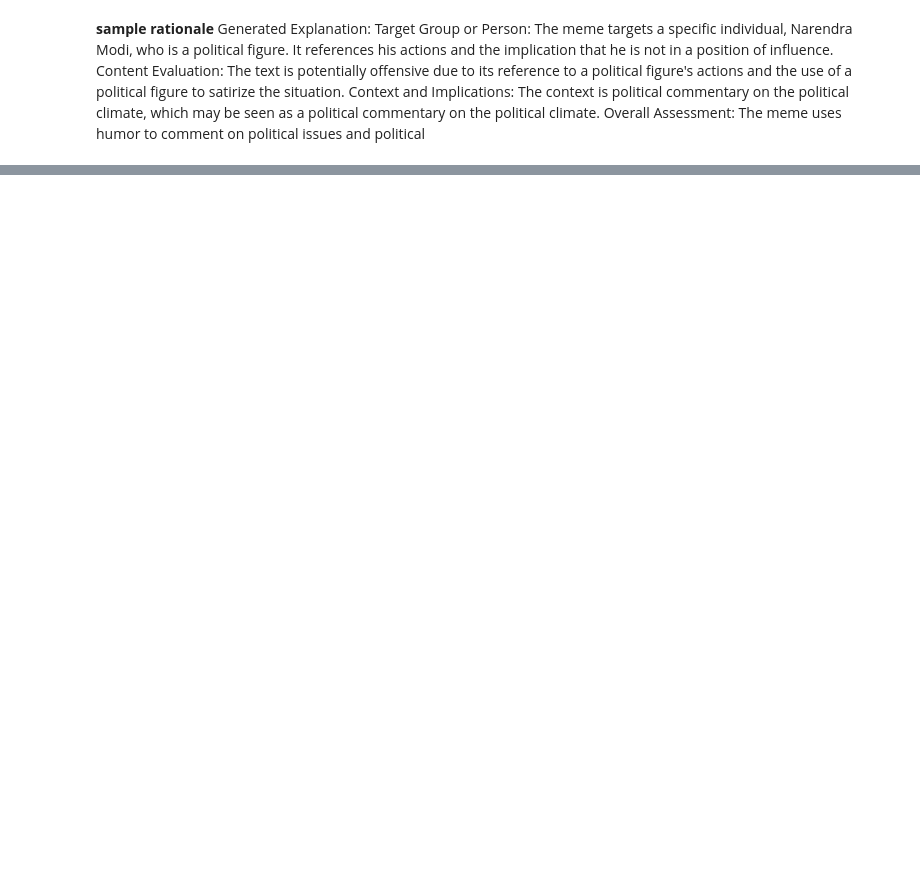
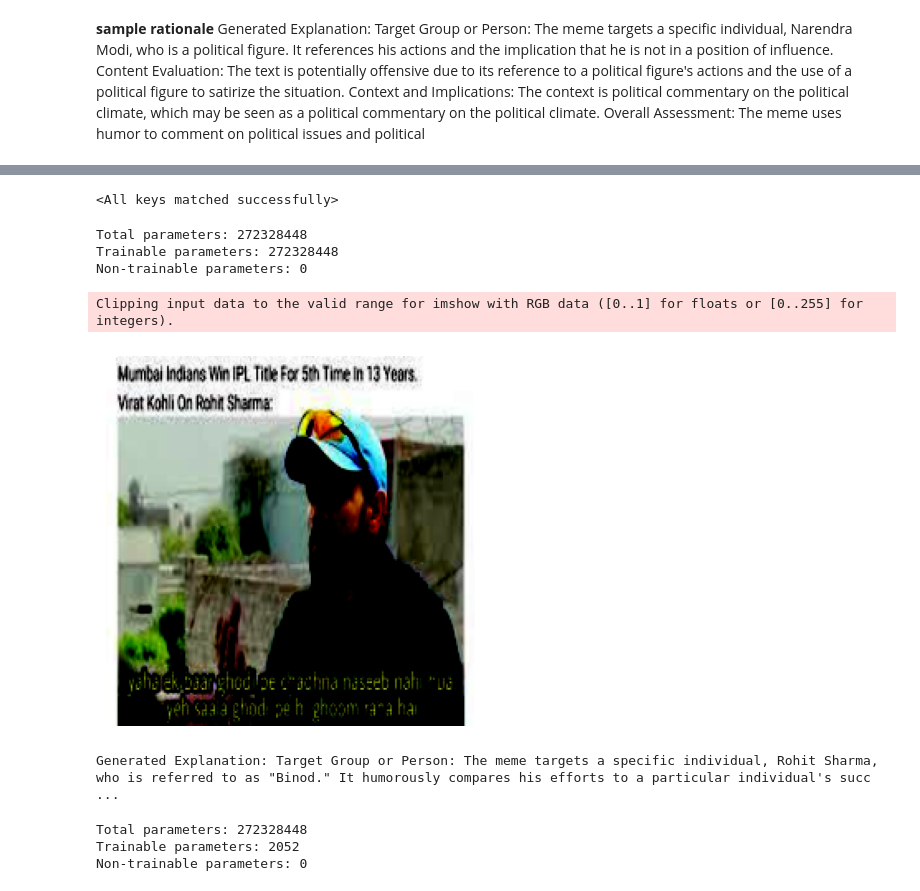
Before and after one commit to adi142003/Enhancing_social_media_security_using_Hate_meme_classification, a Jupyter notebook: test1.ipynb, the cells around one changed output, grey strips where cells are left out. Drawn from its saved outputs; the diff is of its cells as text; code cells hidden in the pictures; blank space fills up the shorter version.

Commit message:
Add files via upload
cod extended with classifier

```diff
--- a/test1.ipynb
+++ b/test1.ipynb
@@ -76,6 +97,8 @@ class MemeDataset(Dataset):
 # feature_extractor = ViTFeatureExtractor.from_pretrained('google/vit-base-patch16-224')
 # dataset = MemeDataset('path_to_csv.csv', 'path_to_csv2.csv', 'path_to_images/', tokenizer, feature_extractor)
 # dataloader = DataLoader(dataset, batch_size=8, shuffle=True)
+# %%
+device = torch.device('cuda' if torch.cuda.is_available() else 'cpu')
 # %%
 class MultimodalExplanationModel(nn.Module):
     def __init__(self, text_model_name='roberta-base', vision_model_name='google/vit-base-patch16-224', t5_model_name='t5-small'):
@@ -153,7 +163,7 @@ from transformers import T5Tokenizer
 tokenizer = T5Tokenizer.from_pretrained('t5-small')
 
 feature_extractor = ViTFeatureExtractor.from_pretrained('google/vit-base-patch16-224')
-model = MultimodalExplanationModel()
+model = MultimodalExplanationModel().to(device)
 optimizer = AdamW(model.parameters(), lr=5e-5)
 
 # Data
@@ -182,17 +191,17 @@ Generated Explanation: Target Group or Person: The meme targets a specific indiv
 # %%
 # Training loop
 model.train()
-for epoch in range(10):  # Set the number of epochs
+for epoch in range(50):  # Set the number of epochs
     epoch_loss = 0
     for batch in tqdm(dataloader):
         optimizer.zero_grad()
 
         # Get data
-        ocr_text_input_ids = batch['ocr_text_input_ids']
-        ocr_text_attention_mask = batch['ocr_text_attention_mask']
-        image = batch['image']
-        target_ids = batch['target_ids']
-        target_attention_mask = batch['target_attention_mask']
+        ocr_text_input_ids = batch['ocr_text_input_ids'].to(device)
+        ocr_text_attention_mask = batch['ocr_text_attention_mask'].to(device)
+        image = batch['image'].to(device)
+        target_ids = batch['target_ids'].to(device)
+        target_attention_mask = batch['target_attention_mask'].to(device)
 
         # Forward pass
         loss, logits = model(
@@ -209,4 +218,4 @@ for epoch in range(10):  # Set the number of epochs
 
         epoch_loss += loss.item()
 
-    print(f"Epoch {epoch+1}/{10} - Loss: {epoch_loss/len(dataloader)}")
+    print(f"Epoch {epoch+1}/{50} - Loss: {epoch_loss/len(dataloader)}")
@@ -223,0 +227,21 @@ Epoch 10/10 - Loss: 2.26340590436118
+# %%
+model.load_state_dict(torch.load('multimodal_explanation_model_50.pth',map_location=torch.device('cpu')))
+# %% [output]
+<All keys matched successfully>
+# %%
+def count_parameters(model):
+    total_params = sum(p.numel() for p in model.parameters())
+    trainable_params = sum(p.numel() for p in model.parameters() if p.requires_grad)
+    non_trainable_params = total_params - trainable_params
+    return total_params, trainable_params, non_trainable_params
+
+# Get parameter counts
+total_params, trainable_params, non_trainable_params = count_parameters(model)
+
+print(f"Total parameters: {total_params}")
+print(f"Trainable parameters: {trainable_params}")
+print(f"Non-trainable parameters: {non_trainable_params}")
+# %% [output]
+Total parameters: 272328448
+Trainable parameters: 272328448
+Non-trainable parameters: 0
@@ -224,30 +251,48 @@ Epoch 10/10 - Loss: 2.26340590436118
 # %%
-from transformers.modeling_outputs import BaseModelOutput
 
 model.eval()
 with torch.no_grad():
     for batch in dataloader:
-        ocr_text_input_ids = batch['ocr_text_input_ids']
-        ocr_text_attention_mask = batch['ocr_text_attention_mask']
-        image = batch['image']
+        ocr_text_input_ids = batch['ocr_text_input_ids'].to(device)
+        ocr_text_attention_mask = batch['ocr_text_attention_mask'].to(device)
+        image = batch['image'].to(device)
+
+        # Convert the tensor to a numpy array for visualization
+        # Assuming the image tensor is in the format (N, C, H, W) and is normalized
+        image_numpy = image[0].cpu().numpy().transpose(1, 2, 0)  # Change to (H, W, C)
+
+        # If the image is normalized, you might want to denormalize it
+        # This assumes your images were normalized to [0, 1] or mean/std of (0.5, 0.5, 0.5)
+        # Uncomment and modify as necessary:
+        # image_numpy = (image_numpy * 255).astype(np.uint8)
+
+        # Display the image
+        plt.imshow(image_numpy)
+        plt.axis('off')  # Hide axes
+        plt.show()
 
         # Get text and vision features
         text_features = model.text_encoder(ocr_text_input_ids, attention_mask=ocr_text_attention_mask).last_hidden_state[:, 0, :]
         vision_features = model.vision_encoder(pixel_values=image).last_hidden_state[:, 0, :]
 
         # Concatenate and pass through the linear layer
         combined_features = model.fc(torch.cat((text_features, vision_features), dim=1))
 
         # Repeat features to simulate sequence and wrap in BaseModelOutput
         repeated_features = combined_features.unsqueeze(1).repeat(1, 1, 1)
         encoder_outputs = BaseModelOutput(last_hidden_state=repeated_features)
 
         # Generate explanation using T5 generate method
         generated_ids = model.decoder.generate(
             input_ids=None,
             encoder_outputs=encoder_outputs,
             max_length=150
         )
 
         generated_explanation = tokenizer.decode(generated_ids[0], skip_special_tokens=True)
         print("Generated Explanation:", generated_explanation)
+        break
+# %% [output]
+Clipping input data to the valid range for imshow with RGB data ([0..1] for floats or [0..255] for integers).
+[figure, added]
+Generated Explanation: Target Group or Person: The meme targets a specific individual, Rohit Sharma, who is referred to as "Binod." It humorously compares his efforts to a particular individual's succ ...
@@ -253,0 +313,10 @@ with torch.no_grad():
+# %%
+otal_params, trainable_params, non_trainable_params = count_parameters(classifier)
+
+print(f"Total parameters: {total_params}")
+print(f"Trainable parameters: {trainable_params}")
+print(f"Non-trainable parameters: {non_trainable_params}")
+# %% [output]
+Total parameters: 272328448
+Trainable parameters: 2052
+Non-trainable parameters: 0
```
Also changed, not shown: parts of 12 cells of this notebook.
